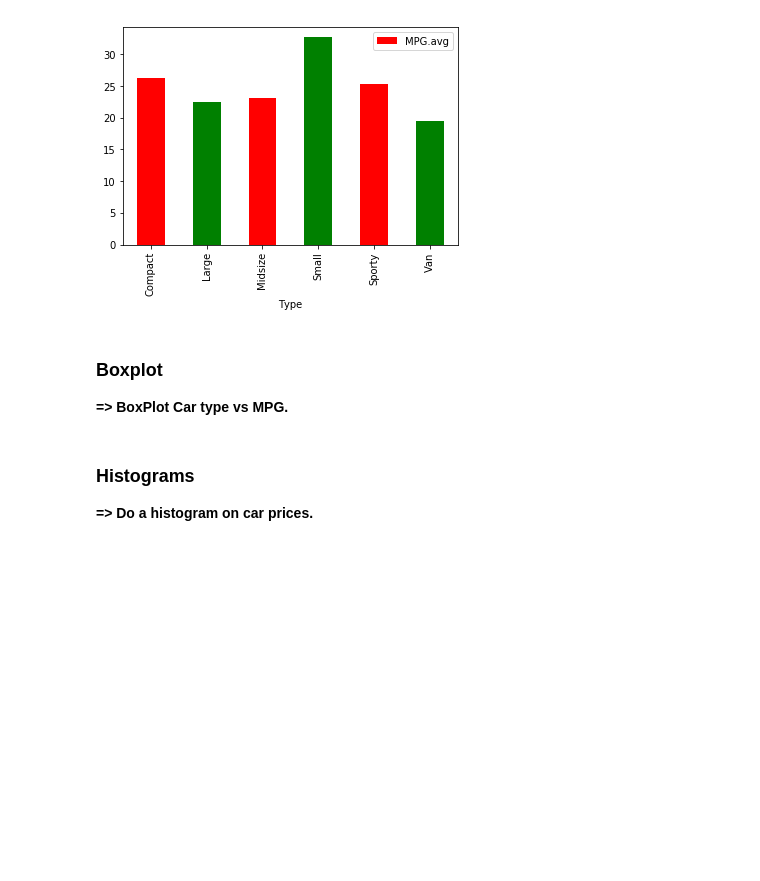
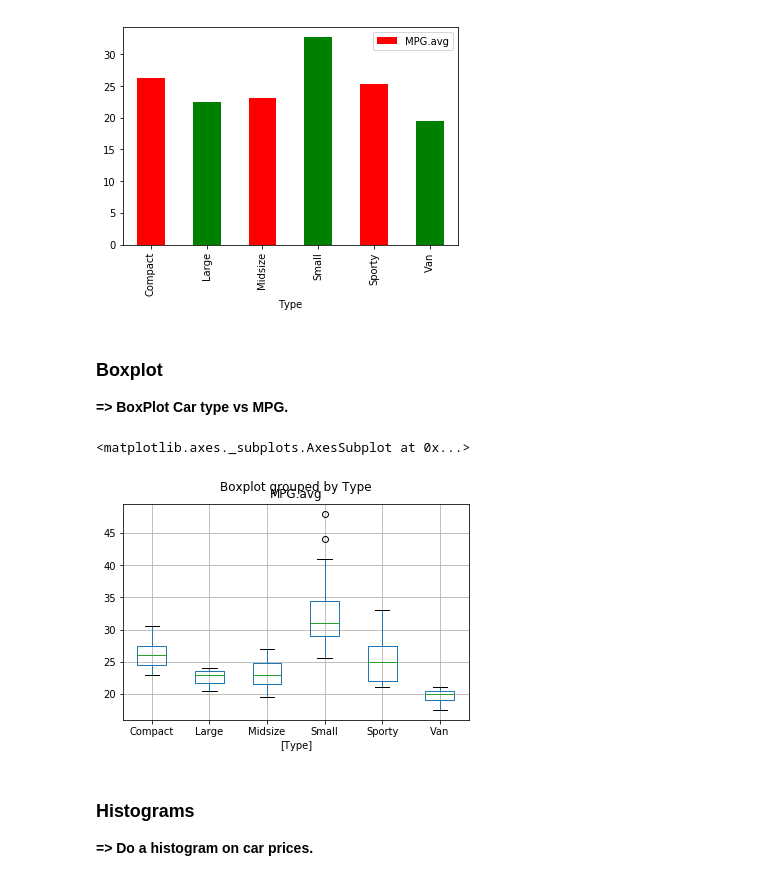
Before and after one commit to elephantscale/python-labs-solutions, a Jupyter notebook: visualization/2-plot-cars.ipynb, the cells around one changed output. Drawn from its saved outputs; the diff is of its cells as text; code cells hidden in the pictures; blank space fills up the shorter version.

Commit message:
plot sol

```diff
--- a/visualization/2-plot-cars.ipynb
+++ b/visualization/2-plot-cars.ipynb
@@ -116,7 +116,10 @@ m.plot.bar(color=[['r','g']])
 **=> BoxPlot  Car type vs MPG.**
 # %%
 # TODO: Perform Boxplot
-plt.boxplot()
+Cars93[['Type', 'MPG.avg']].boxplot(by='Type')
+# %% [output]
+<matplotlib.axes._subplots.AxesSubplot at 0x...>
+[figure, added]
 # %% [markdown]
 ### Histograms
 
```
Also changed, not shown: parts of 8 cells of this notebook.
